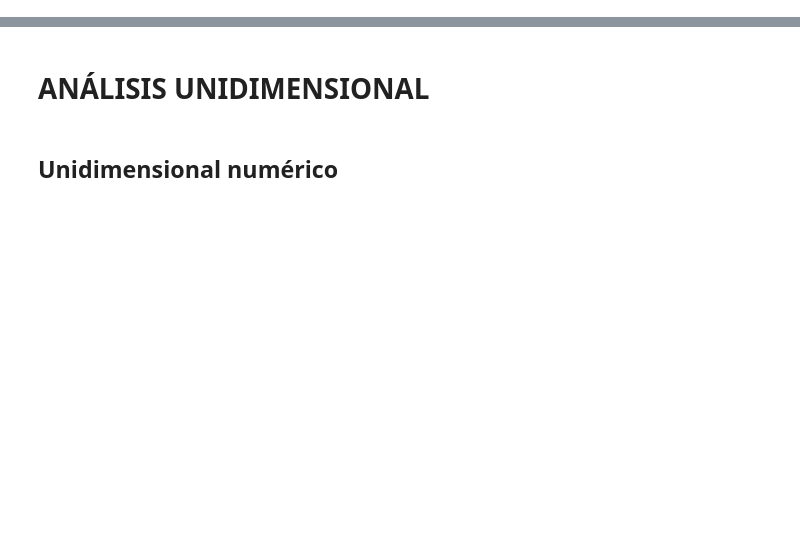
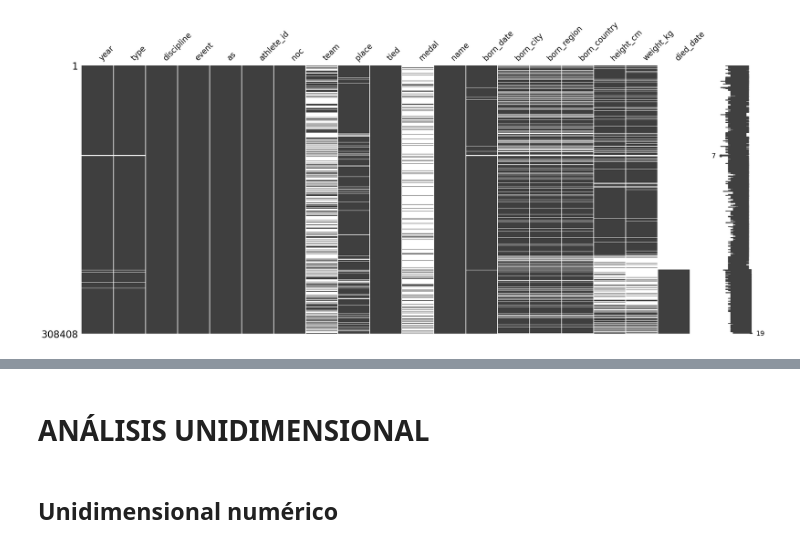
Before and after one commit to CobaltHeron/Project-02_Olympic-Games-Analysis, a Jupyter notebook: main.ipynb, the cells around one changed output, grey strips where cells are left out. Drawn from its saved outputs; the diff is of its cells as text; code cells hidden in the pictures; blank space fills up the shorter version.

```diff
--- a/main.ipynb
+++ b/main.ipynb
@@ -63,0 +248,6 @@ merged_df.shape
+# %%
+df_sorted = merged_df.sort_values('died_date', na_position='first')  # Ordenar por la columna 'edad'
+msno.matrix(df_sorted)
+plt.show()
+# %% [output]
+[figure, added]
```
Also changed, not shown: parts of 69 cells of this notebook.
